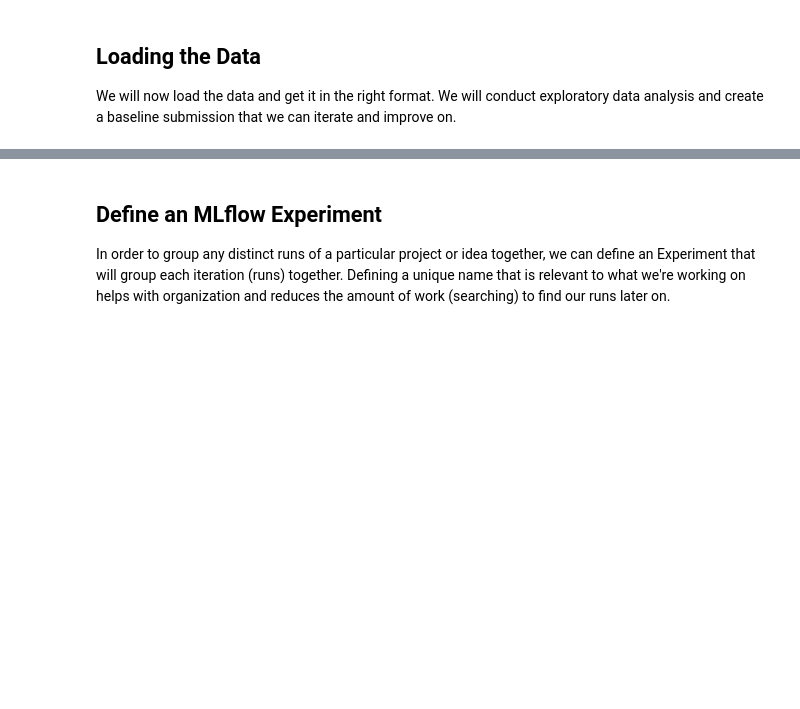
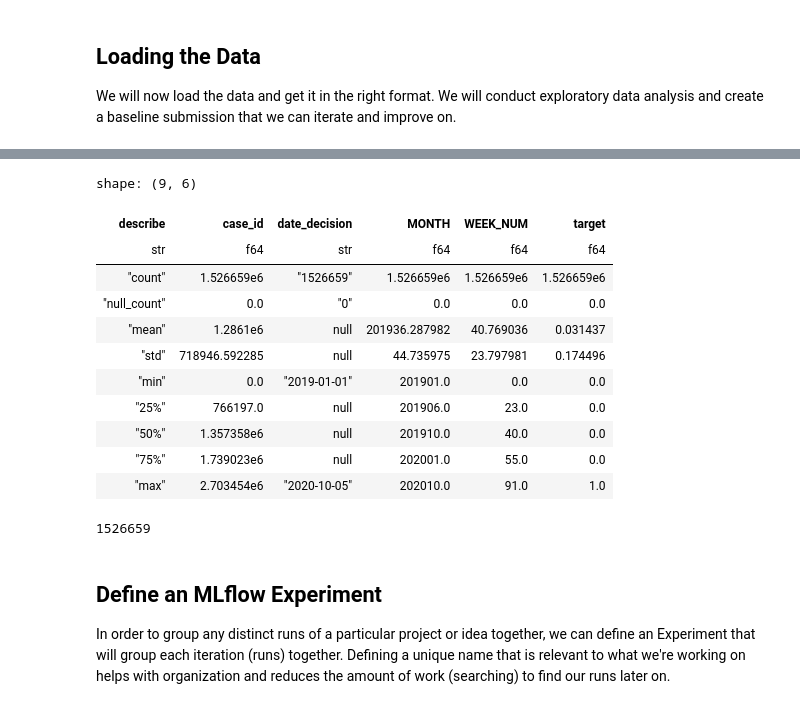
Before and after one commit to BlakSwan/Home-Credit, a Jupyter notebook: home-credit-starter-eda-and-submission.ipynb, the cells around one changed output, grey strips where cells are left out. Cells and saved outputs as stored; diff of their text form; code cells hidden in the pictures; blank space fills up the shorter version.

```diff
--- a/home-credit-starter-eda-and-submission.ipynb
+++ b/home-credit-starter-eda-and-submission.ipynb
@@ -59,3 +77,20 @@ train_credit_bureau_b_2 = pl.read_csv(dataPath + "csv_files/train/train_credit_b
 # %%
-train_static
+train_basetable.describe()
+# %% [output]
+shape: (9, 6)
+| describe | case_id | date_decision | MONTH | WEEK_NUM | target |
+| str | f64 | str | f64 | f64 | f64 |
+| "count" | 1.526659e6 | "1526659" | 1.526659e6 | 1.526659e6 | 1.526659e6 |
+| "null_count" | 0.0 | "0" | 0.0 | 0.0 | 0.0 |
+| "mean" | 1.2861e6 | null | 201936.287982 | 40.769036 | 0.031437 |
+| "std" | 718946.592285 | null | 44.735975 | 23.797981 | 0.174496 |
+| "min" | 0.0 | "2019-01-01" | 201901.0 | 0.0 | 0.0 |
+| "25%" | 766197.0 | null | 201906.0 | 23.0 | 0.0 |
+| "50%" | 1.357358e6 | null | 201910.0 | 40.0 | 0.0 |
+| "75%" | 1.739023e6 | null | 202001.0 | 55.0 | 0.0 |
+| "max" | 2.703454e6 | "2020-10-05" | 202010.0 | 91.0 | 1.0 |
+# %%
+train_basetable.n_unique()
+# %% [output]
+1526659
 # %%
```
Also changed, not shown: parts of 16 cells of this notebook, 5 other files.
